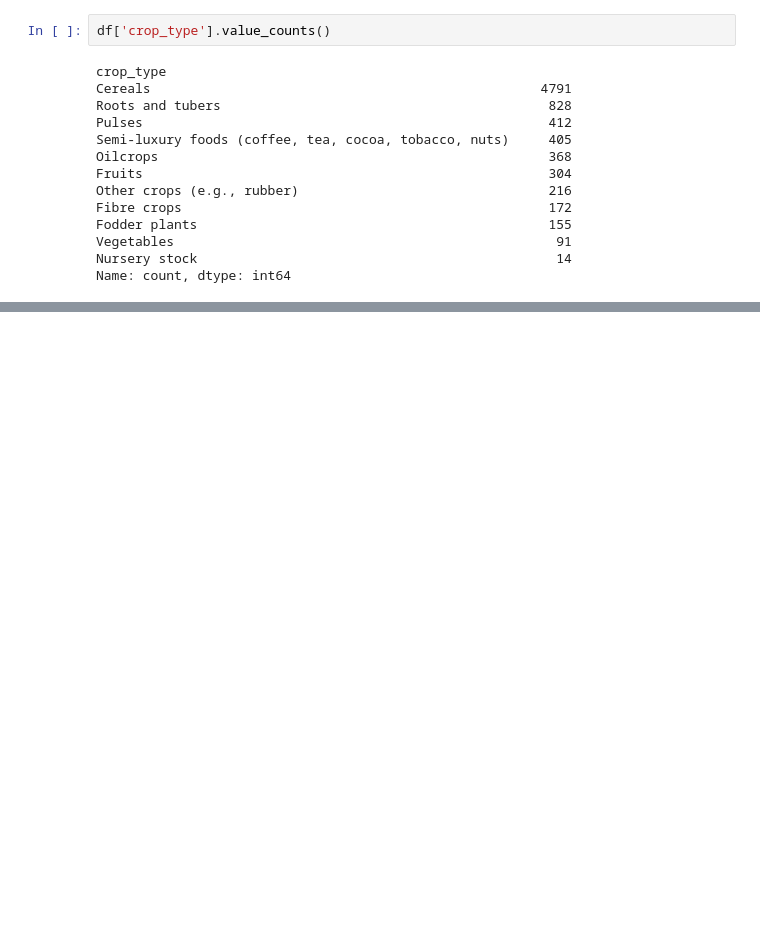
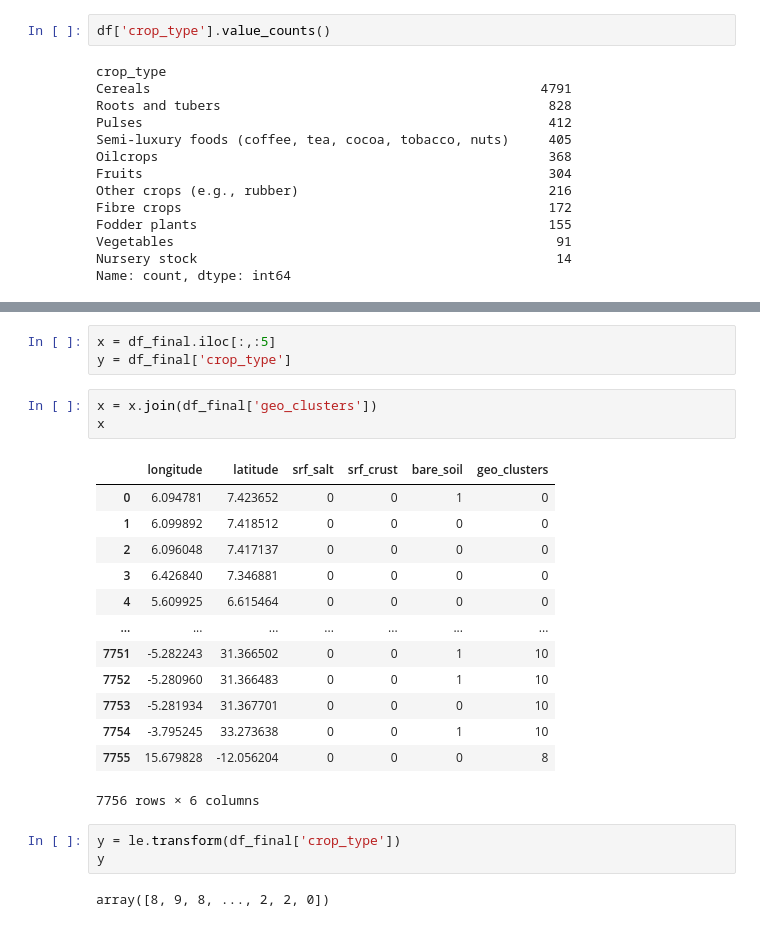
Before and after one commit to naythe10/nathan-crop-predictor-demo, a Jupyter notebook: ml_training.ipynb, the cells around one changed output, grey strips where cells are left out. Saved outputs shown, nothing was run; the diff lists cells and outputs as text; blank space fills up the shorter version.

```diff
--- a/ml_training.ipynb
+++ b/ml_training.ipynb
@@ -285,0 +320,25 @@ Name: count, dtype: int64
+# %%
+x = df_final.iloc[:,:5]
+y = df_final['crop_type']
+# %%
+x = x.join(df_final['geo_clusters'])
+x
+# %% [output]
+|  | longitude | latitude | srf_salt | srf_crust | bare_soil | geo_clusters |
+| 0 | 6.094781 | 7.423652 | 0 | 0 | 1 | 0 |
+| 1 | 6.099892 | 7.418512 | 0 | 0 | 0 | 0 |
+| 2 | 6.096048 | 7.417137 | 0 | 0 | 0 | 0 |
+| 3 | 6.426840 | 7.346881 | 0 | 0 | 0 | 0 |
+| 4 | 5.609925 | 6.615464 | 0 | 0 | 0 | 0 |
+| ... | ... | ... | ... | ... | ... | ... |
+| 7751 | -5.282243 | 31.366502 | 0 | 0 | 1 | 10 |
+| 7752 | -5.280960 | 31.366483 | 0 | 0 | 1 | 10 |
+| 7753 | -5.281934 | 31.367701 | 0 | 0 | 0 | 10 |
+| 7754 | -3.795245 | 33.273638 | 0 | 0 | 1 | 10 |
+| 7755 | 15.679828 | -12.056204 | 0 | 0 | 0 | 8 |
+7756 rows × 6 columns
+# %%
+y = le.transform(df_final['crop_type'])
+y
+# %% [output]
+array([8, 9, 8, ..., 2, 2, 0])
```
Also changed, not shown: parts of 7 cells of this notebook, 1 other file.
